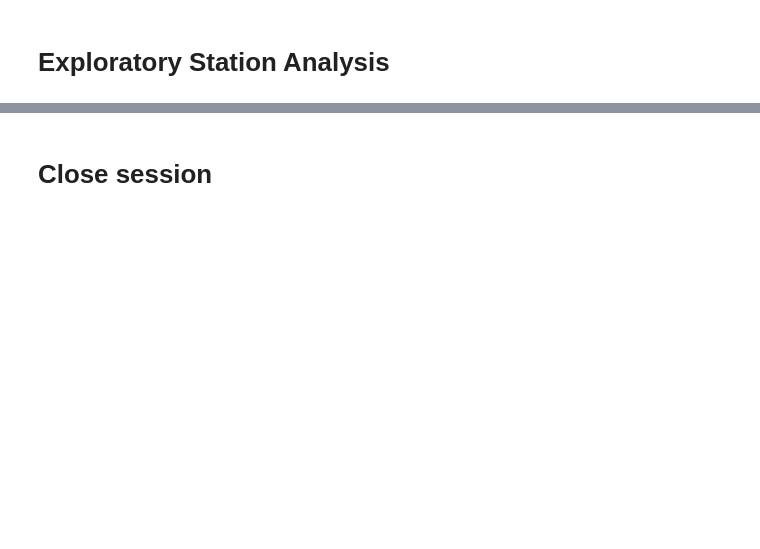
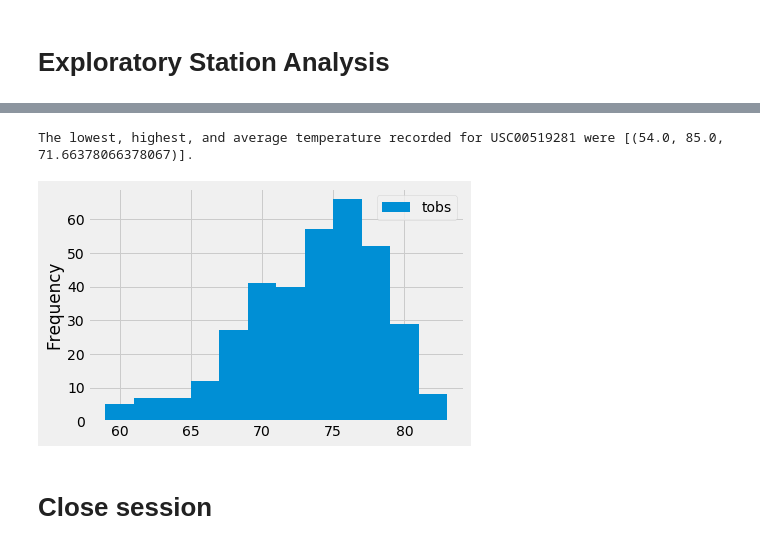
Before and after one commit to TanishaCooper/sqlalchemy-challenge, a Jupyter notebook: SQL/climate_starter.ipynb, the cells around one changed output, grey strips where cells are left out. Drawn from its saved outputs; the diff is of its cells as text; code cells hidden in the pictures; blank space fills up the shorter version.

```diff
--- a/SQL/climate_starter.ipynb
+++ b/SQL/climate_starter.ipynb
@@ -127,3 +167,6 @@ prcp_df.head()
 # %%
 # Design a query to find the most active stations (i.e. what stations have the most rows?)
 # List the stations and the counts in descending order.
+active_stations = session.query(Measurement.station,func.count(Measurement.station)).group_by(Measurement.station)\
+.order_by(func.count(Measurement.station).desc()).all()
+active_stations
@@ -130,8 +183,31 @@ prcp_df.head()
 # %%
 # Using the most active station id from the previous query, calculate the lowest, highest, and average temperature.
+most_active_station_num = 'USC00519281'
+temp = session.query(func.min(Measurement.tobs),
+             func.max(Measurement.tobs),
+             func.avg(Measurement.tobs)).filter(Measurement.station == most_active_station_num).all()
+print(f"The lowest, highest, and average temperature recorded for {most_active_station_num} were {temp}.")
+# %% [output]
+The lowest, highest, and average temperature recorded for USC00519281 were [(54.0, 85.0, 71.66378066378067)].
 # %%
 # Using the most active station id
 # Query the last 12 months of temperature observation data for this station and plot the results as a histogram
+station_most_active_temp_obser = active_stations[0][0]
+
+one_year_temp_obs = session.query(Measurement.date, Measurement.tobs).\
+                                filter(Measurement.date >= "2016-08-24").\
+                                filter(Measurement.date <= "2017-08-23").\
+                                filter(Measurement.station == station_most_active_temp_obser).all()
+
+one_year_temp_obs_df = pd.DataFrame(one_year_temp_obs)
+one_year_temp_obs_df
+
+one_year_temp_obs_df.plot.hist(bins=12)
+
+plt.savefig("/Users/tanishacooper/code/sqlalchemy-challenge/Images/station_temp_frequency_histogram.png")
+plt.show()
+# %% [output]
+[figure, added]
 # %% [markdown]
 # Close session
 # %%
```
Also changed, not shown: parts of 6 cells of this notebook, 4 other files.
